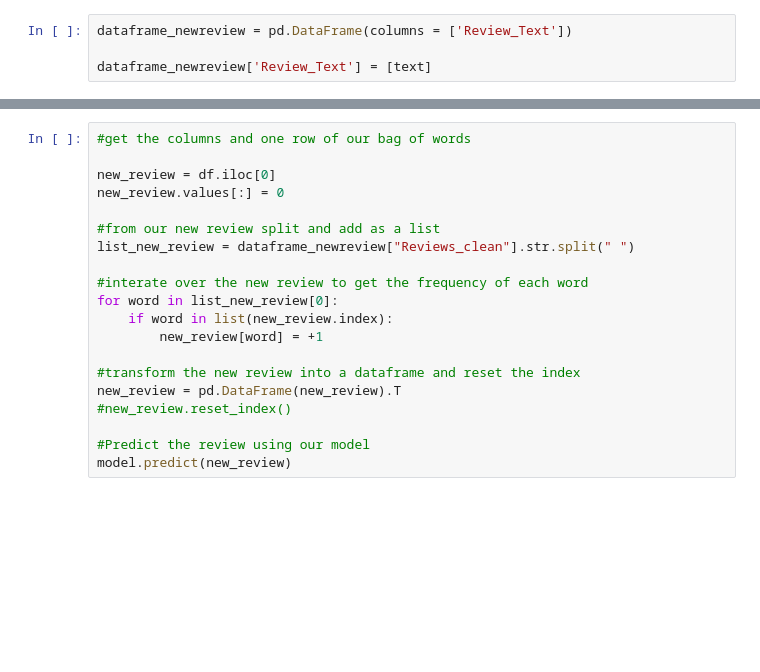
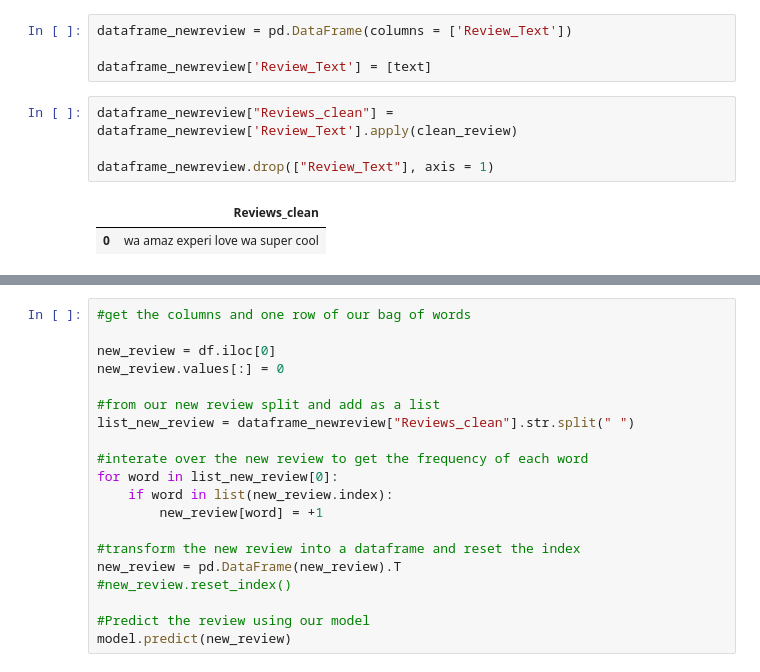
Before and after one commit to beatrizramalho/NLP_DisneylandReviews, a Jupyter notebook: Final Project.ipynb, the cells around one changed output, grey strips where cells are left out. Drawn from its saved outputs; the diff is of its cells as text; blank space fills up the shorter version.

```diff
--- a/Final Project.ipynb
+++ b/Final Project.ipynb
@@ -638,6 +557,13 @@ text
 dataframe_newreview = pd.DataFrame(columns = ['Review_Text'])
 
 dataframe_newreview['Review_Text'] = [text]
+# %%
+dataframe_newreview["Reviews_clean"] = dataframe_newreview['Review_Text'].apply(clean_review)
+
+dataframe_newreview.drop(["Review_Text"], axis = 1)
+# %% [output]
+|  | Reviews_clean |
+| 0 | wa amaz experi love wa super cool |
 # %%
 dataframe_newreview["Reviews_clean"] = dataframe_newreview['Review_Text'].apply(clean_up)
 dataframe_newreview.head()
```
Also changed, not shown: parts of 35 cells of this notebook, 9 other files.
